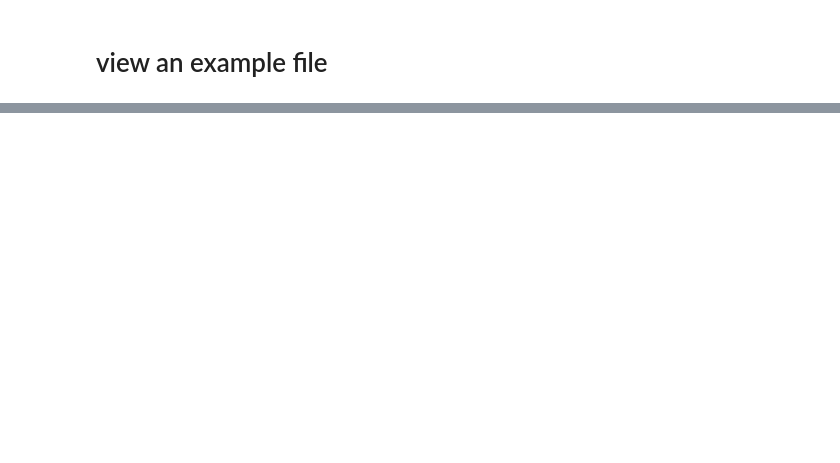
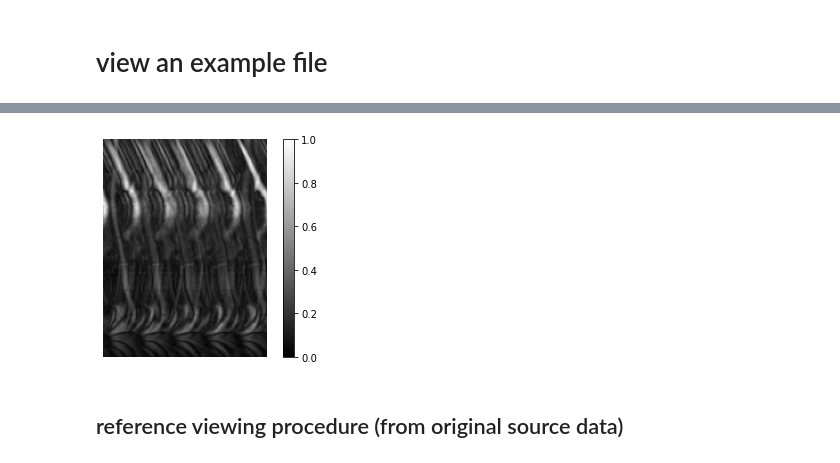
Before and after one commit to zhishenhuang/RLsamp, a Jupyter notebook: OCMRdata_preprocessing.ipynb, the cells around one changed output, grey strips where cells are left out. Saved outputs shown, nothing was run; the diff lists cells and outputs as text; code cells hidden in the pictures; blank space fills up the shorter version.

```diff
--- a/OCMRdata_preprocessing.ipynb
+++ b/OCMRdata_preprocessing.ipynb
@@ -61,4 +151,4 @@ for fileind in range(len(regular_files)):
 # %%
-datapath = '/mnt/shared_a/OCMR/OCMR_fully_sampled_images/' # change as needed
-file = 'fs_0074_1_5T.pt'  # pick an example file
+datapath = '/home/ec2-user/SageMaker/data/OCMR_fully_sampled_images/' # change as needed
+file = 'us_0018_3T.pt'  # pick an example file
 data = torch.load(datapath+file)
@@ -65,14 +157,18 @@ data = torch.load(datapath+file)
 # %%
 # Show the reconstructed cine image
 from IPython.display import clear_output
 import time
 
-slc_idx = 6 # math.floor(SLC/2)
+slc_idx = 0 # math.floor(SLC/2)
 print(slc_idx)
-for rep in range(5): # repeat the movie for 5 times
+for rep in range(1): # repeat the movie for 5 times
     for frame in range(data.shape[3]):
         clear_output(wait=True)
         plt.imshow(data[:,:,0,frame,0,slc_idx,:], vmin=0, vmax=data.max(), cmap = 'gray'); plt.axis('off');
         plt.colorbar()
         plt.show()
         time.sleep(0.03)
+# %% [output]
+[figure, added]
+# %% [markdown]
+## reference viewing procedure (from original source data)
```
Also changed, not shown: parts of 14 cells of this notebook, 9 other files.
